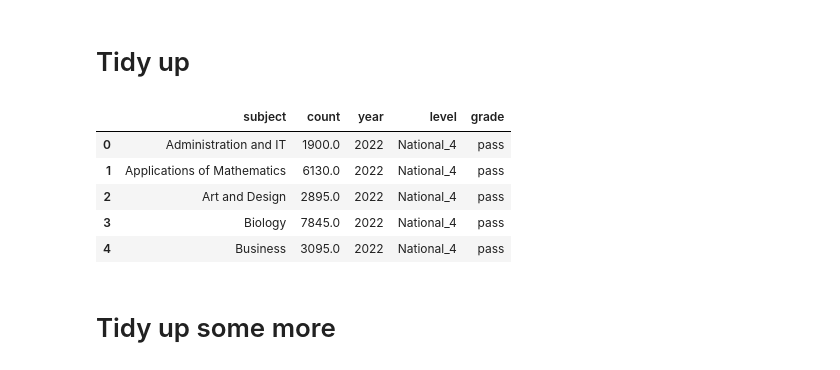
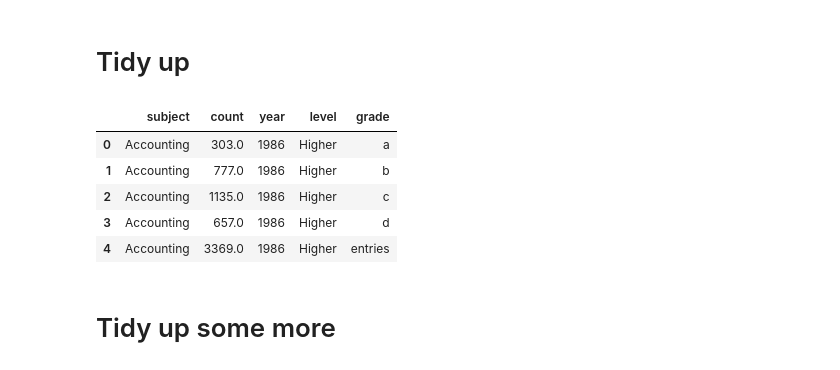
Before and after one commit to mrcrookes/sqa_joiner, a Jupyter notebook: sqa_grades.ipynb, the cells around one changed output. Cells and saved outputs as stored; diff of their text form; code cells hidden in the pictures.

```diff
--- a/sqa_grades.ipynb
+++ b/sqa_grades.ipynb
@@ -27,7 +27,8 @@ def read_sheet_new(year, level, header):
 
     # Read in sheet skipping the correct number of rows
     df = pd.read_excel('./data_stats_2022/attainment-statistics-december-' + year +'.xlsx',
-                        sheet_name = level, skiprows = header_index + 1)
+                        sheet_name = level, skiprows = header_index + 1,
+                          na_values = ['***', '-', ' -', '[c]', '[z]'])
 
     return df
 
@@ -51,7 +52,8 @@ def read_single_sheet(year, level, header, sheet_to_find):
 
     # Read in sheet skipping the correct number of rows
     df = pd.read_excel('./data_stats_2000/ASR' + year + '_' + level + '.xls',
-                        sheet_name = index, skiprows = header_index + 1)
+                        sheet_name = index, skiprows = header_index + 1,
+                          na_values = ['***', '-', ' -', '[c]', '[z]'])
 
     return df
 
@@ -73,7 +75,8 @@ def read_sheet(year, level, header, sheets_to_find):
 
     # Read in sheet skipping the correct number of rows
     df = pd.read_excel('./data_stats_2000/ASR' + year + '_' + level + '.xls',
-                        sheet_name = name, skiprows = header_index + 1)
+                        sheet_name = name, skiprows = header_index + 1,
+                          na_values = ['***', '-', ' -', '[c]', '[z]'])
 
     return df
 
@@ -97,7 +100,8 @@ def read_old_single_sheet(year, header, sheet_to_find, skip):
 
     # Read in sheet skipping the correct number of rows
     df = pd.read_excel('./data_stats_1986/Stats' + year + '.xls',
-                        sheet_name = index, skiprows = header_index + skip)
+                        sheet_name = index, skiprows = header_index + skip,
+                          na_values = ['***', '-', ' -', '[c]', '[z]'])
 
     return df
 
@@ -124,7 +128,8 @@ def read_old_higher_single_sheet(year, header, sheet_to_find):
 
     # Read in sheet skipping the correct number of rows
     df = pd.read_excel('./data_stats_1986/Stats' + year + '.xls',
-                        sheet_name = index, skiprows = header_index + 3)
+                        sheet_name = index, skiprows = header_index + 3,
+                          na_values = ['***', '-', ' -', '[c]', '[z]'])
 
 
     # Delete first column
@@ -137,9 +142,11 @@ def read_old_higher_single_sheet(year, header, sheet_to_find):
 def tidy_df(df, footer):
 
     # Replace weird values with NaN
-    df = df.replace('***', np.nan)
-    df = df.replace('-', np.nan)
-    df = df.replace(' -', np.nan)
+#     df = df.replace('***', np.nan)
+#     df = df.replace('-', np.nan)
+#     df = df.replace(' -', np.nan)
+#     df = df.replace('[c]', np.nan)
+#     df = df.replace('[z]', np.nan)
 
     # Change columns to lower case
     df.columns = df.columns.astype(str).str.lower()
@@ -174,10 +181,10 @@ def tidy_df(df, footer):
 def grade_count_new(df):
 
     # Change columns from percentages to counts
-    df['a'] = df['grade a count 2022']
-    df['b'] = df['grade a-b count 2022'] - df['grade a count 2022']
-    df['c'] = df['grade a-c count 2022'] - df['grade a-b count 2022']
-    df['d'] = df['grade a-d count 2022'] - df['grade a-c count 2022']
+    df['a'] = df['grade a count']
+    df['b'] = df['grade a-b count'] - df['grade a count']
+    df['c'] = df['grade a-c count'] - df['grade a-b count']
+    df['d'] = df['grade a-d count'] - df['grade a-c count']
 
     return df
 
@@ -442,8 +563,8 @@ for level in levels:
         # Select important columns
         df = df.filter(regex='subject|2022')
 
-        # Copy entries over to new column
-        df['entries'] = df['entries 2022']
+        # Remove ' 2023' suffix
+        df.columns = df.columns.str.removesuffix(' 2022')
 
         # Calculate grade counts from percentages
         df = grade_count_new(df)
@@ -1148,24 +1269,28 @@ for year in years:
 # %%
 # Concat list of dfs together
 dft = pd.concat(frames)
 
 # Remove whitespace from the end of values in subject column
 dft['subject'] = dft['subject'].str.strip()
 
 # Replace dodgy substrings in subject column in DataFrame
 dft['subject'] = dft['subject'].str.replace(' - ', ': ')
 dft['subject'] = dft['subject'].str.replace(' : ', ': ')
 dft['subject'] = dft['subject'].str.replace('  ', ' ')
 dft['subject'] = dft['subject'].str.replace(' & ', ' and ')
 
+# Sort out row order
+dft = dft.sort_values(['year', 'level', 'subject', 'grade'])
+dft.reset_index(drop=True, inplace=True)
+
 dft.head()
 # %% [output]
 |  | subject | count | year | level | grade |
-| 0 | Administration and IT | 1900.0 | 2022 | National_4 | pass |
-| 1 | Applications of Mathematics | 6130.0 | 2022 | National_4 | pass |
-| 2 | Art and Design | 2895.0 | 2022 | National_4 | pass |
-| 3 | Biology | 7845.0 | 2022 | National_4 | pass |
-| 4 | Business | 3095.0 | 2022 | National_4 | pass |
+| 0 | Accounting | 303.0 | 1986 | Higher | a |
+| 1 | Accounting | 777.0 | 1986 | Higher | b |
+| 2 | Accounting | 1135.0 | 1986 | Higher | c |
+| 3 | Accounting | 657.0 | 1986 | Higher | d |
+| 4 | Accounting | 3369.0 | 1986 | Higher | entries |
 # %%
 # TO DO
 #n/a > np.nan??
```
Also changed, not shown: parts of 7 cells of this notebook.
